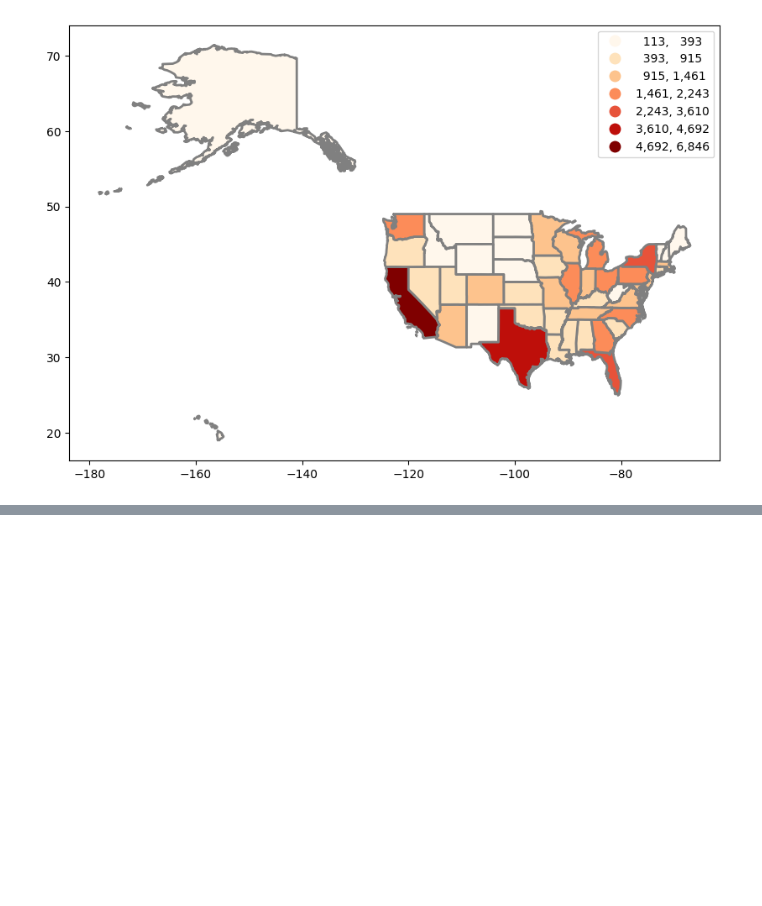
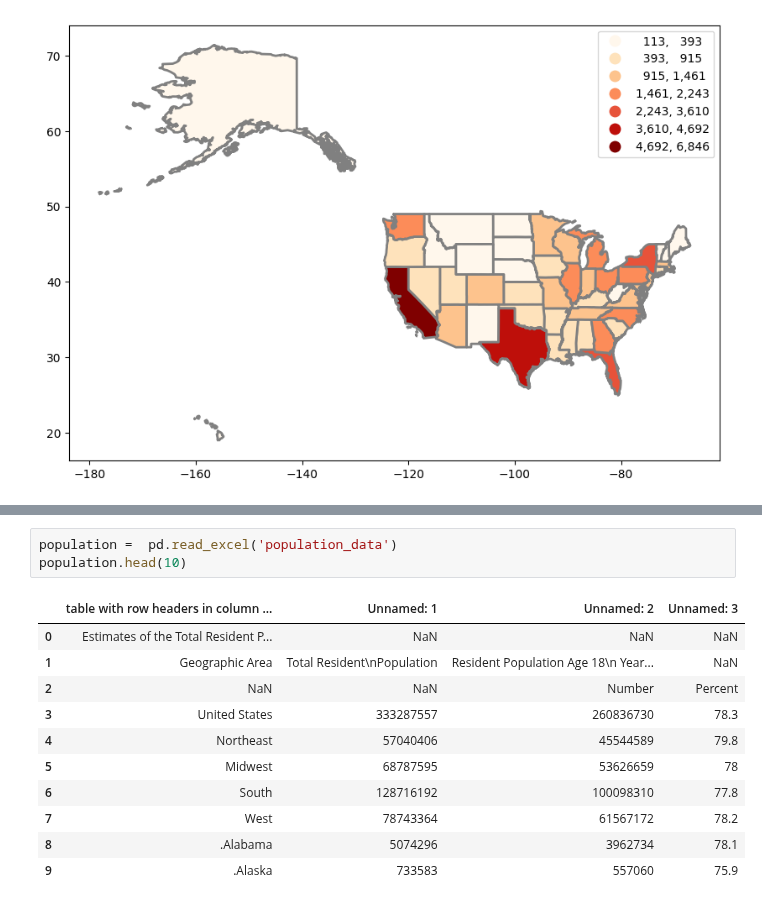
Before and after one commit to gauravshetty98/Analyzing-Statewise-Substance-Abuse-And-Its-Correalation, a Jupyter notebook: map_ps0.ipynb, the cells around one changed output, grey strips where cells are left out. Saved outputs shown, nothing was run; the diff lists cells and outputs as text; blank space fills up the shorter version.

```diff
--- a/map_ps0.ipynb
+++ b/map_ps0.ipynb
@@ -307,0 +326,15 @@ Maybe there can be a corelation between both, we cant say for sure until all oth
+# %%
+population =  pd.read_excel('population_data')
+population.head(10)
+# %% [output]
+|  | table with row headers in column ... | Unnamed: 1 | Unnamed: 2 | Unnamed: 3 |
+| 0 | Estimates of the Total Resident P... | NaN | NaN | NaN |
+| 1 | Geographic Area | Total Resident\nPopulation | Resident Population Age 18\n Year... | NaN |
+| 2 | NaN | NaN | Number | Percent |
+| 3 | United States | 333287557 | 260836730 | 78.3 |
+| 4 | Northeast | 57040406 | 45544589 | 79.8 |
+| 5 | Midwest | 68787595 | 53626659 | 78 |
+| 6 | South | 128716192 | 100098310 | 77.8 |
+| 7 | West | 78743364 | 61567172 | 78.2 |
+| 8 | .Alabama | 5074296 | 3962734 | 78.1 |
+| 9 | .Alaska | 733583 | 557060 | 75.9 |
```
Also changed, not shown: parts of 10 cells of this notebook.
